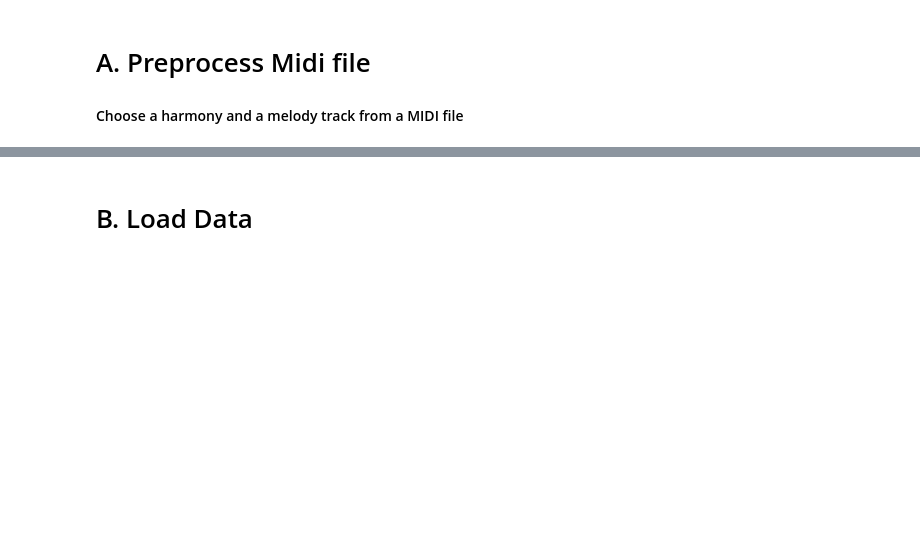
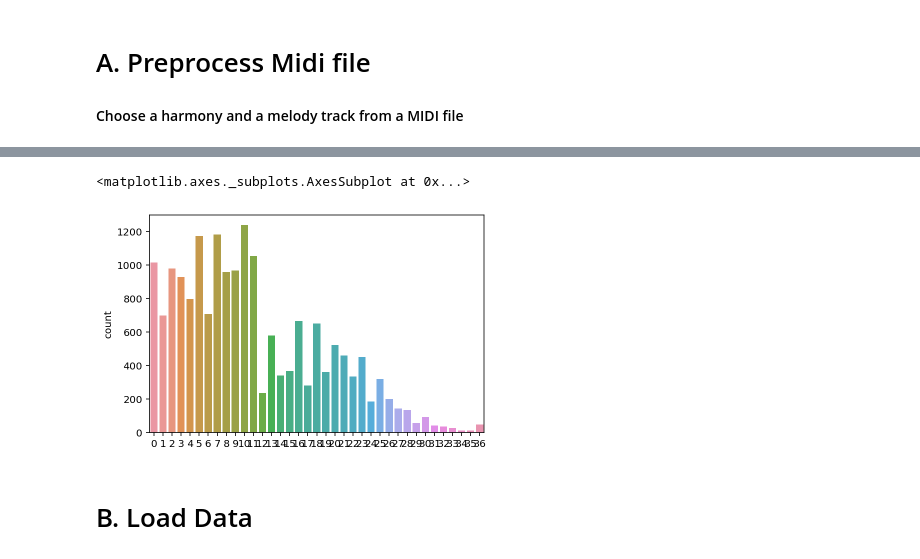
Before and after one commit to pdywilson/jambuddy, a Jupyter notebook: aJamBuddy6withHeuristic.ipynb, the cells around one changed output, grey strips where cells are left out. Drawn from its saved outputs; the diff is of its cells as text; code cells hidden in the pictures; blank space fills up the shorter version.

```diff
--- a/aJamBuddy6withHeuristic.ipynb
+++ b/aJamBuddy6withHeuristic.ipynb
@@ -434,3 +526,8 @@ encodingDict = {
+# %%
+sns.countplot(pitches)
+# %% [output]
+<matplotlib.axes._subplots.AxesSubplot at 0x...>
+[figure, added]
 # %% [markdown]
 # B. Load Data
 # %%
```
Also changed, not shown: parts of 36 cells of this notebook, 2 other files.
